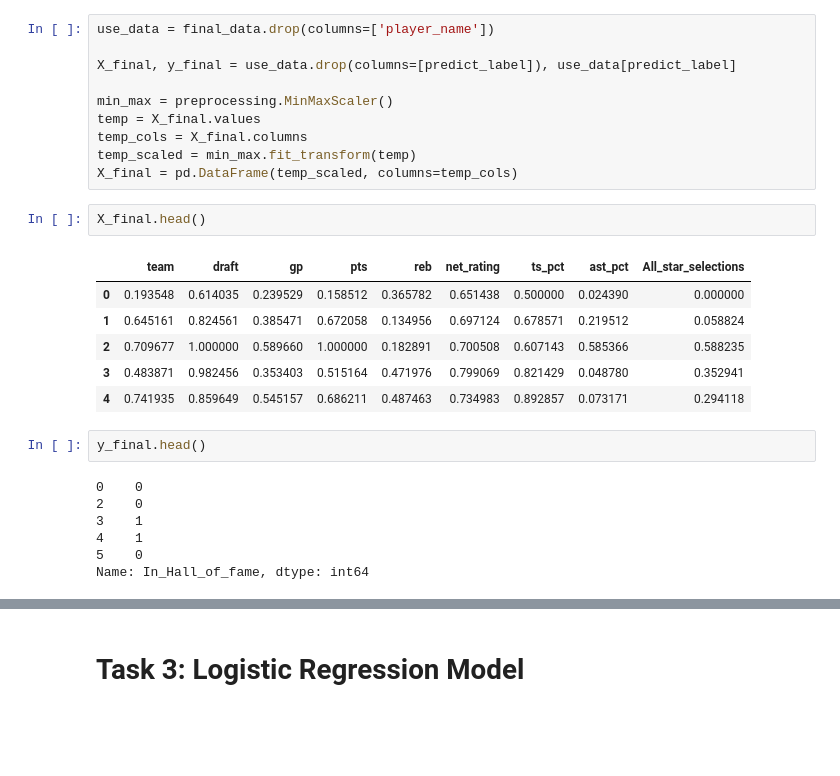
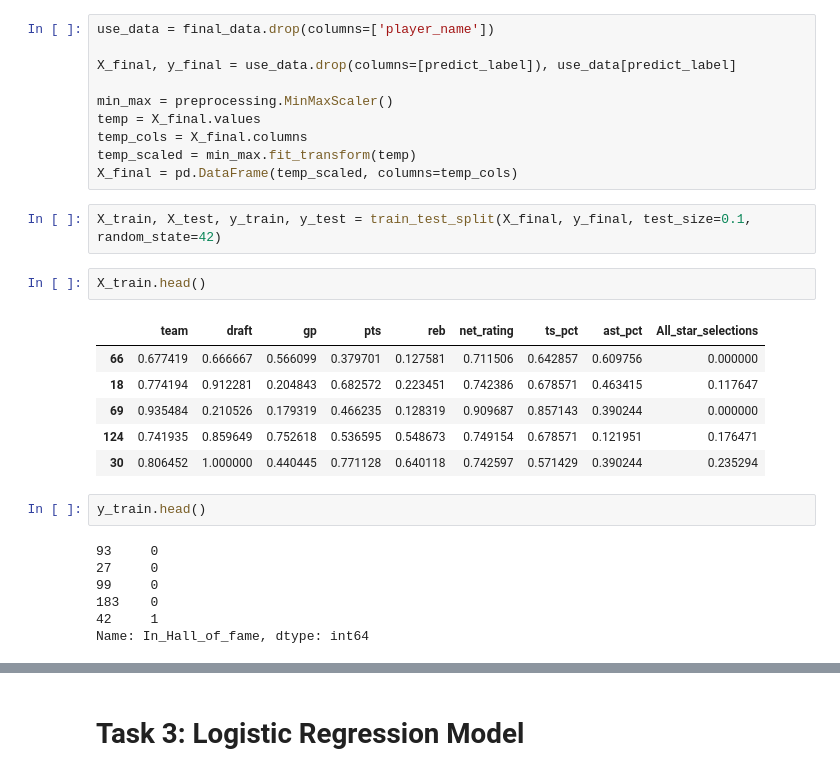
Before and after one commit to sahith00/Projects-in-Machine-Learning-and-AI-HW, a Jupyter notebook: HW1/ML&AI_HW1.ipynb, the cells around one changed output, grey strips where cells are left out. Cells and saved outputs as stored; diff of their text form; blank space fills up the shorter version.

Commit message:
Added train test split and modified optimizer usage
Final version of HW1 notebook

```diff
--- a/HW1/ML&AI_HW1.ipynb
+++ b/HW1/ML&AI_HW1.ipynb
@@ -334,21 +336,23 @@ temp = X_final.values
 temp_cols = X_final.columns
 temp_scaled = min_max.fit_transform(temp)
 X_final = pd.DataFrame(temp_scaled, columns=temp_cols)
+# %%
+X_train, X_test, y_train, y_test = train_test_split(X_final, y_final, test_size=0.1, random_state=42)
 # %%
-X_final.head()
+X_train.head()
 # %% [output]
 |  | team | draft | gp | pts | reb | net_rating | ts_pct | ast_pct | All_star_selections |
-| 0 | 0.193548 | 0.614035 | 0.239529 | 0.158512 | 0.365782 | 0.651438 | 0.500000 | 0.024390 | 0.000000 |
-| 1 | 0.645161 | 0.824561 | 0.385471 | 0.672058 | 0.134956 | 0.697124 | 0.678571 | 0.219512 | 0.058824 |
-| 2 | 0.709677 | 1.000000 | 0.589660 | 1.000000 | 0.182891 | 0.700508 | 0.607143 | 0.585366 | 0.588235 |
-| 3 | 0.483871 | 0.982456 | 0.353403 | 0.515164 | 0.471976 | 0.799069 | 0.821429 | 0.048780 | 0.352941 |
-| 4 | 0.741935 | 0.859649 | 0.545157 | 0.686211 | 0.487463 | 0.734983 | 0.892857 | 0.073171 | 0.294118 |
+| 66 | 0.677419 | 0.666667 | 0.566099 | 0.379701 | 0.127581 | 0.711506 | 0.642857 | 0.609756 | 0.000000 |
+| 18 | 0.774194 | 0.912281 | 0.204843 | 0.682572 | 0.223451 | 0.742386 | 0.678571 | 0.463415 | 0.117647 |
+| 69 | 0.935484 | 0.210526 | 0.179319 | 0.466235 | 0.128319 | 0.909687 | 0.857143 | 0.390244 | 0.000000 |
+| 124 | 0.741935 | 0.859649 | 0.752618 | 0.536595 | 0.548673 | 0.749154 | 0.678571 | 0.121951 | 0.176471 |
+| 30 | 0.806452 | 1.000000 | 0.440445 | 0.771128 | 0.640118 | 0.742597 | 0.571429 | 0.390244 | 0.235294 |
 # %%
-y_final.head()
+y_train.head()
 # %% [output]
-0    0
-2    0
-3    1
-4    1
-5    0
+93     0
+27     0
+99     0
+183    0
+42     1
 Name: In_Hall_of_fame, dtype: int64
```
Also changed, not shown: parts of 19 cells of this notebook.
